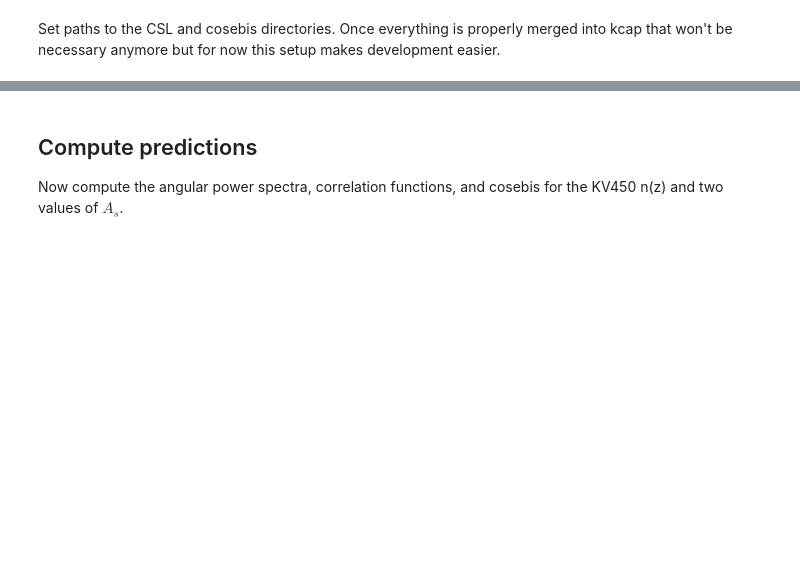
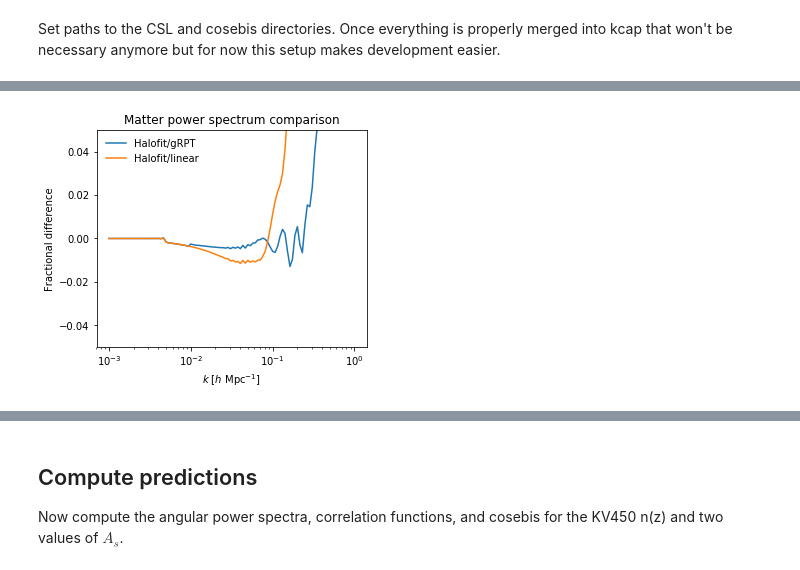
Before and after one commit to KiDS-WL/kcap, a Jupyter notebook: notebooks/kcap_module.ipynb, the cells around one changed output, grey strips where cells are left out. Saved outputs shown, nothing was run; the diff lists cells and outputs as text; code cells hidden in the pictures; blank space fills up the shorter version.

```diff
--- a/notebooks/kcap_module.ipynb
+++ b/notebooks/kcap_module.ipynb
@@ -26,0 +270,18 @@ cosebis_path = "../../cosebis/"
+# %%
+fig, ax = plt.subplots(1, 1, figsize=(5, 4))
+fig.subplots_adjust(left=0.15)
+
+k = np.logspace(-3, 0, 100)
+ax.semilogx(k, pofk_hmcode(k, 0.61)/pofk_grpt(k) - 1, label="Halofit/gRPT")
+ax.semilogx(k, pofk_hmcode(k, 0.61)/pofk_lin(k, 0.61) - 1, label="Halofit/linear")
+
+ax.set_ylim(-0.05, 0.05)
+ax.legend(frameon=False)
+
+ax.set_title("Matter power spectrum comparison")
+ax.set_xlabel(r"$k$ [$h$ Mpc$^{-1}$]")
+ax.set_ylabel(r"Fractional difference")
+
+fig.savefig("./halofit_vs_gRPT.pdf")
+# %% [output]
+[figure, added]
```
Also changed, not shown: parts of 14 cells of this notebook.
